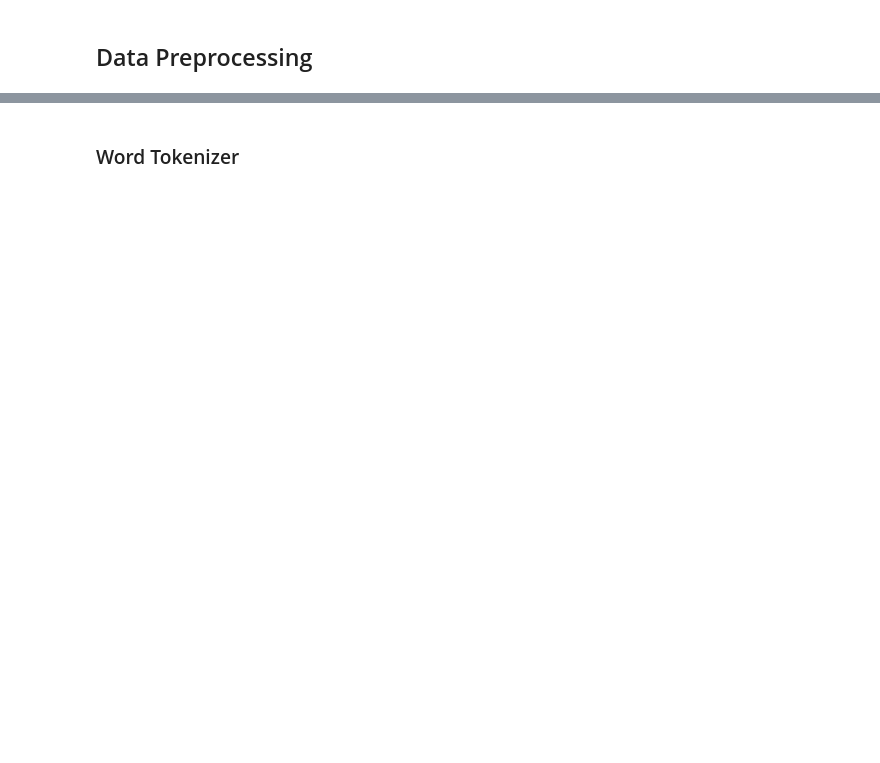
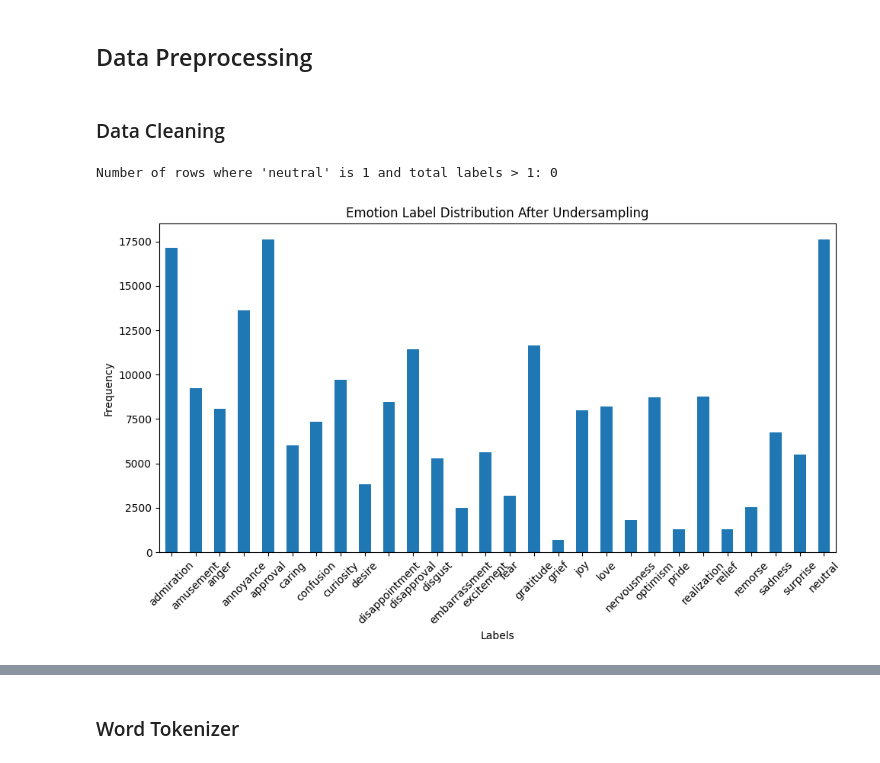
Before and after one commit to AlEXSH3N/713-Music-Emotion-System, a Jupyter notebook: 713_group_project.ipynb, the cells around one changed output, grey strips where cells are left out. Drawn from its saved outputs; the diff is of its cells as text; code cells hidden in the pictures; blank space fills up the shorter version.

Commit message:
feat: neutral rows cut down

```diff
--- a/713_group_project.ipynb
+++ b/713_group_project.ipynb
@@ -120,0 +150,6 @@ print(len(num_names_list))
+# %%
+label_distribution_series = pd.Series(emotion_label_distribution, index=labels)
+label_distribution_series_sorted = label_distribution_series.sort_values(ascending=False)
+
+print("Label Distribution:")
+print(label_distribution_series_sorted)
@@ -121,2 +174,31 @@ print(len(num_names_list))
 # %% [markdown]
 ## Data Preprocessing
+# %% [markdown]
+### Data Cleaning
+# %%
+necessary_features_to_keep = goemo_all.columns[:1].append(goemo_all.columns[emotion_initial_index:])
+goemo_all_selected = goemo_all[necessary_features_to_keep]
+# %%
+label_columns = goemo_all_selected.columns[1:]
+neutral_rows = goemo_all_selected[(goemo_all_selected['neutral'] == 1) & (goemo_all_selected[label_columns].sum(axis=1) > 1)]
+count_neutral_more_than_1 = len(neutral_rows)
+
+print("Number of rows where 'neutral' is 1 and total labels > 1:", count_neutral_more_than_1)
+# %% [output]
+Number of rows where 'neutral' is 1 and total labels > 1: 0
+# %%
+neutral_indices = np.random.choice(goemo_all_selected[goemo_all_selected['neutral'] == 1].index, size=(label_distribution_series_sorted[0] - label_distribution_series_sorted[1]), replace=False)
+geomo_all_neutral_undersampled = goemo_all_selected.drop(neutral_indices)
+# %%
+emotion_label_undersampled_distribution = geomo_all_neutral_undersampled[labels].sum()
+
+plt.figure(figsize=(10, 6))
+emotion_label_undersampled_distribution.plot(kind='bar')
+plt.title('Emotion Label Distribution After Undersampling')
+plt.xlabel('Labels')
+plt.ylabel('Frequency')
+plt.xticks(rotation=45)
+plt.tight_layout()
+plt.show()
+# %% [output]
+[figure, added]
```
Also changed, not shown: parts of 42 cells of this notebook.
